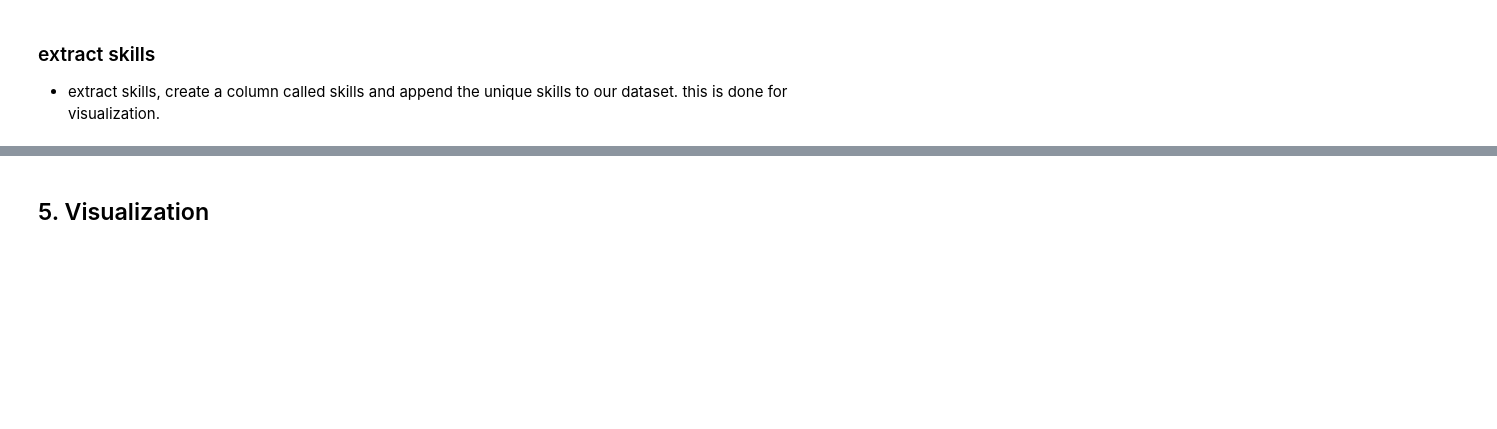
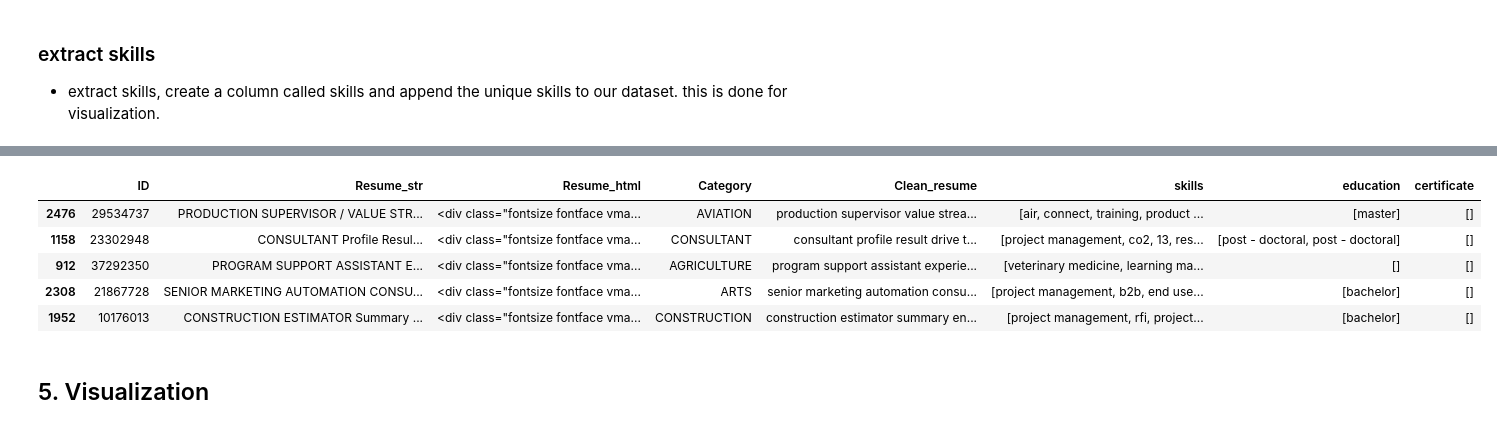
Before and after one commit to Kyi1914/NLP, a Jupyter notebook: Code/Assignment/A4 - Resume Parser/A4_ResumeParser.ipynb, the cells around one changed output, grey strips where cells are left out. Saved outputs shown, nothing was run; the diff lists cells and outputs as text; code cells hidden in the pictures; blank space fills up the shorter version.

```diff
--- a/Code/Assignment/A4 - Resume Parser/A4_ResumeParser.ipynb
+++ b/Code/Assignment/A4 - Resume Parser/A4_ResumeParser.ipynb
@@ -175,0 +217,11 @@ df_resume.head()
+# %%
+df_resume["certificate"] = df_resume.Clean_resume.apply(get_certi)
+# df_resume["education"] = df_resume.skills.apply(unique_skills)
+df_resume.head()
+# %% [output]
+|  | ID | Resume_str | Resume_html | Category | Clean_resume | skills | education | certificate |
+| 2476 | 29534737 | PRODUCTION SUPERVISOR / VALUE STR... | <div class="fontsize fontface vma... | AVIATION | production supervisor value strea... | [air, connect, training, product ... | [master] | [] |
+| 1158 | 23302948 | CONSULTANT Profile Resul... | <div class="fontsize fontface vma... | CONSULTANT | consultant profile result drive t... | [project management, co2, 13, res... | [post - doctoral, post - doctoral] | [] |
+| 912 | 37292350 | PROGRAM SUPPORT ASSISTANT E... | <div class="fontsize fontface vma... | AGRICULTURE | program support assistant experie... | [veterinary medicine, learning ma... | [] | [] |
+| 2308 | 21867728 | SENIOR MARKETING AUTOMATION CONSU... | <div class="fontsize fontface vma... | ARTS | senior marketing automation consu... | [project management, b2b, end use... | [bachelor] | [] |
+| 1952 | 10176013 | CONSTRUCTION ESTIMATOR Summary ... | <div class="fontsize fontface vma... | CONSTRUCTION | construction estimator summary en... | [project management, rfi, project... | [bachelor] | [] |
```
Also changed, not shown: parts of 30 cells of this notebook, 14 other files.
